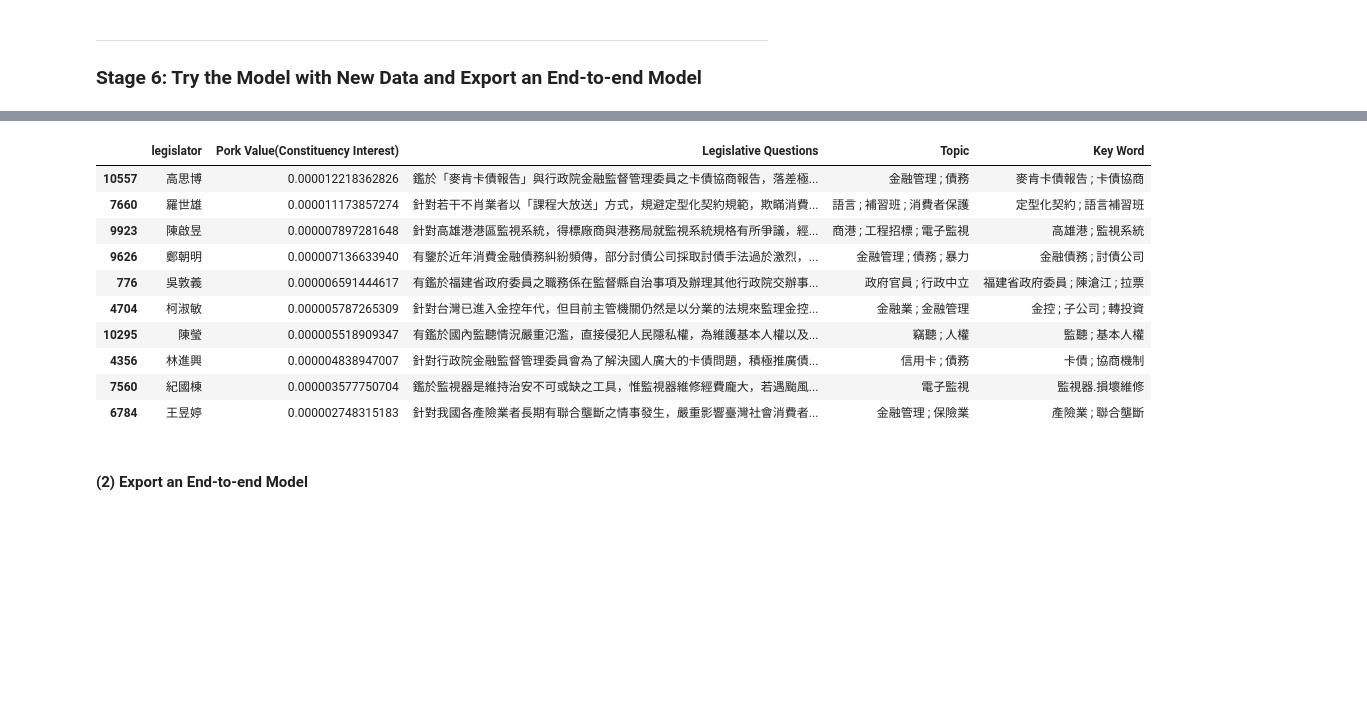
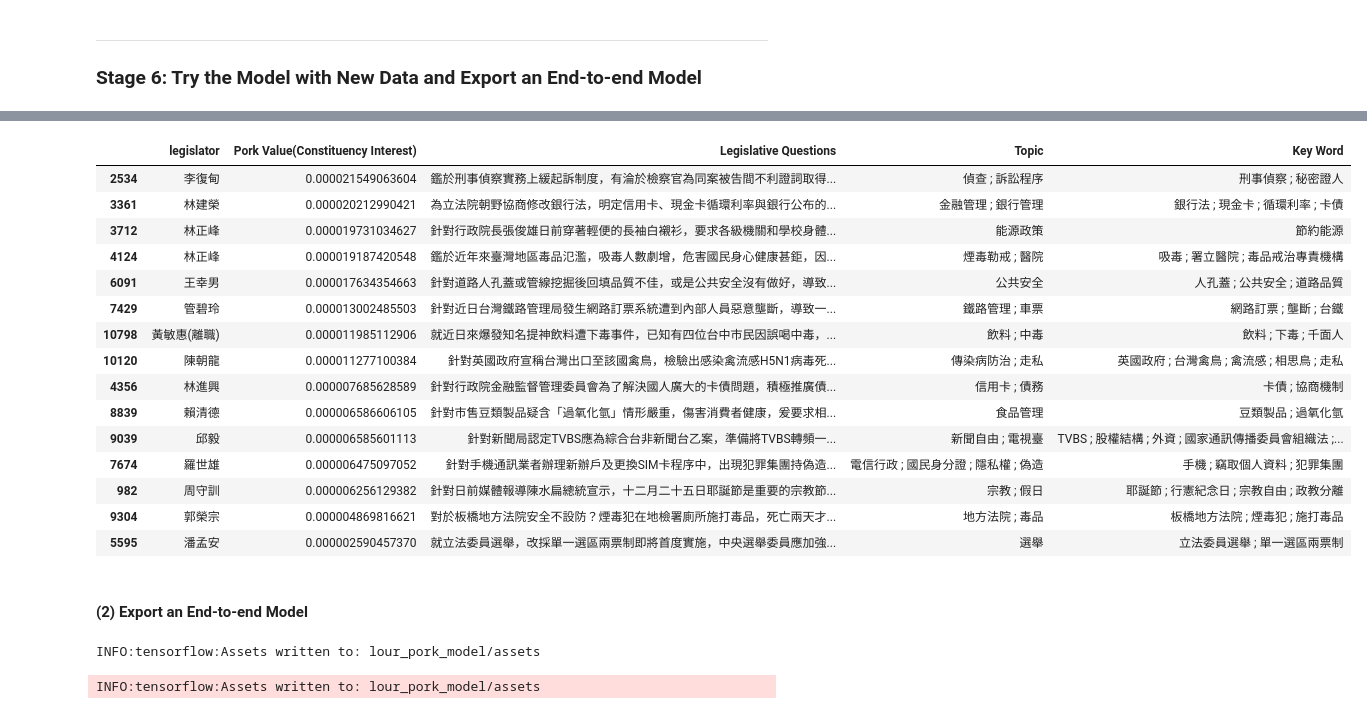
Before and after one commit to davidycliao/PorkCNN, a Jupyter notebook: demo-cnn-pork-barrel-classification-task.ipynb, the cells around one changed output, grey strips where cells are left out. Drawn from its saved outputs; the diff is of its cells as text; code cells hidden in the pictures; blank space fills up the shorter version.

```diff
--- a/demo-cnn-pork-barrel-classification-task.ipynb
+++ b/demo-cnn-pork-barrel-classification-task.ipynb
@@ -34,7 +35,7 @@ import seaborn as sns
 #### (1) Read file
 # %%
 # read file
-df = pd.read_csv('data/Pork Bill - 20210519.csv',encoding='utf-8')
+df = pd.read_csv('data/Pork Bill - 2021-05-20.csv',encoding='utf-8')
 
 # combine abstract of bill and title
 df['text'] =  df['Title'] + df['Content'].fillna(df['Title'])
@@ -213,13 +222,13 @@ class DCNN(tf.keras.Model):
         output = self.last_dense(merged)
         return output
 # %%
-VOCAB_SIZE = 7000   # 5000 tokenizer.vocab_size
+VOCAB_SIZE = tokenizer.vocab_size  # 5000 tokenizer.vocab_size
 EMB_DIM = 200
 NB_FILTERS = 100
 FFN_UNITS = 256
 NB_CLASSES = 2 #len(set(train_labels))
 DROPOUT_RATE = 0.2
-BATCH_SIZE = 32
+BATCH_SIZE = 150
 NB_EPOCHS = 80
 
 Dcnn = DCNN(vocab_size=VOCAB_SIZE,
@@ -276,7 +285,8 @@ Dcnn.fit(train_inputs,
          validation_data=(test_inputs, test_labels),
          batch_size=BATCH_SIZE,
          epochs=NB_EPOCHS,
-         callbacks=[early_stop])
+         callbacks=[early_stop]
+        )
 ckpt_manager.save()
 # %% [output]
 Epoch 1/80
@@ -403,22 +422,27 @@ pd.DataFrame(
 # %%
 pd.DataFrame(
     {'legislator': sample_df.legislator,
      'Pork Value(Constituency Interest)':[as_num(Dcnn(np.array([tokenizer.encode(line)]), training=True).numpy()[0][0]) for line in sub_set],
      'Legislative Questions ': sample_df.title,
      'Topic': sample_df.topic,
-     'Key Word':sample_df.keywords}).sort_values(by=['Pork Value(Constituency Interest)'], ascending = False).tail(10)
+     'Key Word':sample_df.keywords}).sort_values(by=['Pork Value(Constituency Interest)'], ascending = False).tail(15)
 # %% [output]
 |  | legislator | Pork Value(Constituency Interest) | Legislative Questions | Topic | Key Word |
-| 10557 | 高思博 | 0.000012218362826 | 鑑於「麥肯卡債報告」與行政院金融監督管理委員之卡債協商報告，落差極... | 金融管理 ; 債務 | 麥肯卡債報告 ; 卡債協商 |
-| 7660 | 羅世雄 | 0.000011173857274 | 針對若干不肖業者以「課程大放送」方式，規避定型化契約規範，欺瞞消費... | 語言 ; 補習班 ; 消費者保護 | 定型化契約 ; 語言補習班 |
-| 9923 | 陳啟昱 | 0.000007897281648 | 針對高雄港港區監視系統，得標廠商與港務局就監視系統規格有所爭議，經... | 商港 ; 工程招標 ; 電子監視 | 高雄港 ; 監視系統 |
-| 9626 | 鄭朝明 | 0.000007136633940 | 有鑒於近年消費金融債務糾紛頻傳，部分討債公司採取討債手法過於激烈，... | 金融管理 ; 債務 ; 暴力 | 金融債務 ; 討債公司 |
-| 776 | 吳敦義 | 0.000006591444617 | 有鑑於福建省政府委員之職務係在監督縣自治事項及辦理其他行政院交辦事... | 政府官員 ; 行政中立 | 福建省政府委員 ; 陳滄江 ; 拉票 |
-| 4704 | 柯淑敏 | 0.000005787265309 | 針對台灣已進入金控年代，但目前主管機關仍然是以分業的法規來監理金控... | 金融業 ; 金融管理 | 金控 ; 子公司 ; 轉投資 |
-| 10295 | 陳瑩 | 0.000005518909347 | 有鑑於國內監聽情況嚴重氾濫，直接侵犯人民隱私權，為維護基本人權以及... | 竊聽 ; 人權 | 監聽 ; 基本人權 |
-| 4356 | 林進興 | 0.000004838947007 | 針對行政院金融監督管理委員會為了解決國人廣大的卡債問題，積極推廣債... | 信用卡 ; 債務 | 卡債 ; 協商機制 |
-| 7560 | 紀國棟 | 0.000003577750704 | 鑑於監視器是維持治安不可或缺之工具，惟監視器維修經費龐大，若遇颱風... | 電子監視 | 監視器.損壞維修 |
-| 6784 | 王昱婷 | 0.000002748315183 | 針對我國各產險業者長期有聯合壟斷之情事發生，嚴重影響臺灣社會消費者... | 金融管理 ; 保險業 | 產險業 ; 聯合壟斷 |
+| 2534 | 李復甸 | 0.000021549063604 | 鑑於刑事偵察實務上緩起訴制度，有淪於檢察官為同案被告間不利證詞取得... | 偵查 ; 訴訟程序 | 刑事偵察 ; 秘密證人 |
+| 3361 | 林建榮 | 0.000020212990421 | 為立法院朝野協商修改銀行法，明定信用卡、現金卡循環利率與銀行公布的... | 金融管理 ; 銀行管理 | 銀行法 ; 現金卡 ; 循環利率 ; 卡債 |
+| 3712 | 林正峰 | 0.000019731034627 | 針對行政院長張俊雄日前穿著輕便的長袖白襯衫，要求各級機關和學校身體... | 能源政策 | 節約能源 |
+| 4124 | 林正峰 | 0.000019187420548 | 鑑於近年來臺灣地區毒品氾濫，吸毒人數劇增，危害國民身心健康甚鉅，因... | 煙毒勒戒 ; 醫院 | 吸毒 ; 署立醫院 ; 毒品戒治專責機構 |
+| 6091 | 王幸男 | 0.000017634354663 | 針對道路人孔蓋或管線挖掘後回填品質不佳，或是公共安全沒有做好，導致... | 公共安全 | 人孔蓋 ; 公共安全 ; 道路品質 |
+| 7429 | 管碧玲 | 0.000013002485503 | 針對近日台灣鐵路管理局發生網路訂票系統遭到內部人員惡意壟斷，導致一... | 鐵路管理 ; 車票 | 網路訂票 ; 壟斷 ; 台鐵 |
+| 10798 | 黃敏惠(離職) | 0.000011985112906 | 就近日來爆發知名提神飲料遭下毒事件，已知有四位台中市民因誤喝中毒，... | 飲料 ; 中毒 | 飲料 ; 下毒 ; 千面人 |
+| 10120 | 陳朝龍 | 0.000011277100384 | 針對英國政府宣稱台灣出口至該國禽鳥，檢驗出感染禽流感H5N1病毒死... | 傳染病防治 ; 走私 | 英國政府 ; 台灣禽鳥 ; 禽流感 ; 相思鳥 ; 走私 |
+| 4356 | 林進興 | 0.000007685628589 | 針對行政院金融監督管理委員會為了解決國人廣大的卡債問題，積極推廣債... | 信用卡 ; 債務 | 卡債 ; 協商機制 |
+| 8839 | 賴清德 | 0.000006586606105 | 針對市售豆類製品疑含「過氧化氫」情形嚴重，傷害消費者健康，爰要求相... | 食品管理 | 豆類製品 ; 過氧化氫 |
+| 9039 | 邱毅 | 0.000006585601113 | 針對新聞局認定TVBS應為綜合台非新聞台乙案，準備將TVBS轉頻一... | 新聞自由 ; 電視臺 | TVBS ; 股權結構 ; 外資 ; 國家通訊傳播委員會組織法 ;... |
+| 7674 | 羅世雄 | 0.000006475097052 | 針對手機通訊業者辦理新辦戶及更換SIM卡程序中，出現犯罪集團持偽造... | 電信行政 ; 國民身分證 ; 隱私權 ; 偽造 | 手機 ; 竊取個人資料 ; 犯罪集團 |
+| 982 | 周守訓 | 0.000006256129382 | 針對日前媒體報導陳水扁總統宣示，十二月二十五日耶誕節是重要的宗教節... | 宗教 ; 假日 | 耶誕節 ; 行憲紀念日 ; 宗教自由 ; 政教分離 |
+| 9304 | 郭榮宗 | 0.000004869816621 | 對於板橋地方法院安全不設防？煙毒犯在地檢署廁所施打毒品，死亡兩天才... | 地方法院 ; 毒品 | 板橋地方法院 ; 煙毒犯 ; 施打毒品 |
+| 5595 | 潘孟安 | 0.000002590457370 | 就立法委員選舉，改採單一選區兩票制即將首度實施，中央選舉委員應加強... | 選舉 | 立法委員選舉 ; 單一選區兩票制 |
 # %% [markdown]
 #### (2) Export an End-to-end Model
 # %%
@@ -426,6 +450,9 @@ from tensorflow.keras.models import load_model
 # %%
 # Get model (Sequential, Functional Model, or Model subclass)
 Dcnn.save('lour_pork_model')
+# %% [output]
+INFO:tensorflow:Assets written to: lour_pork_model/assets
+INFO:tensorflow:Assets written to: lour_pork_model/assets
 # %%
 from tensorflow import keras
 model = keras.models.load_model('lour_pork_model')
```
Also changed, not shown: parts of 24 cells of this notebook, 9 other files.
